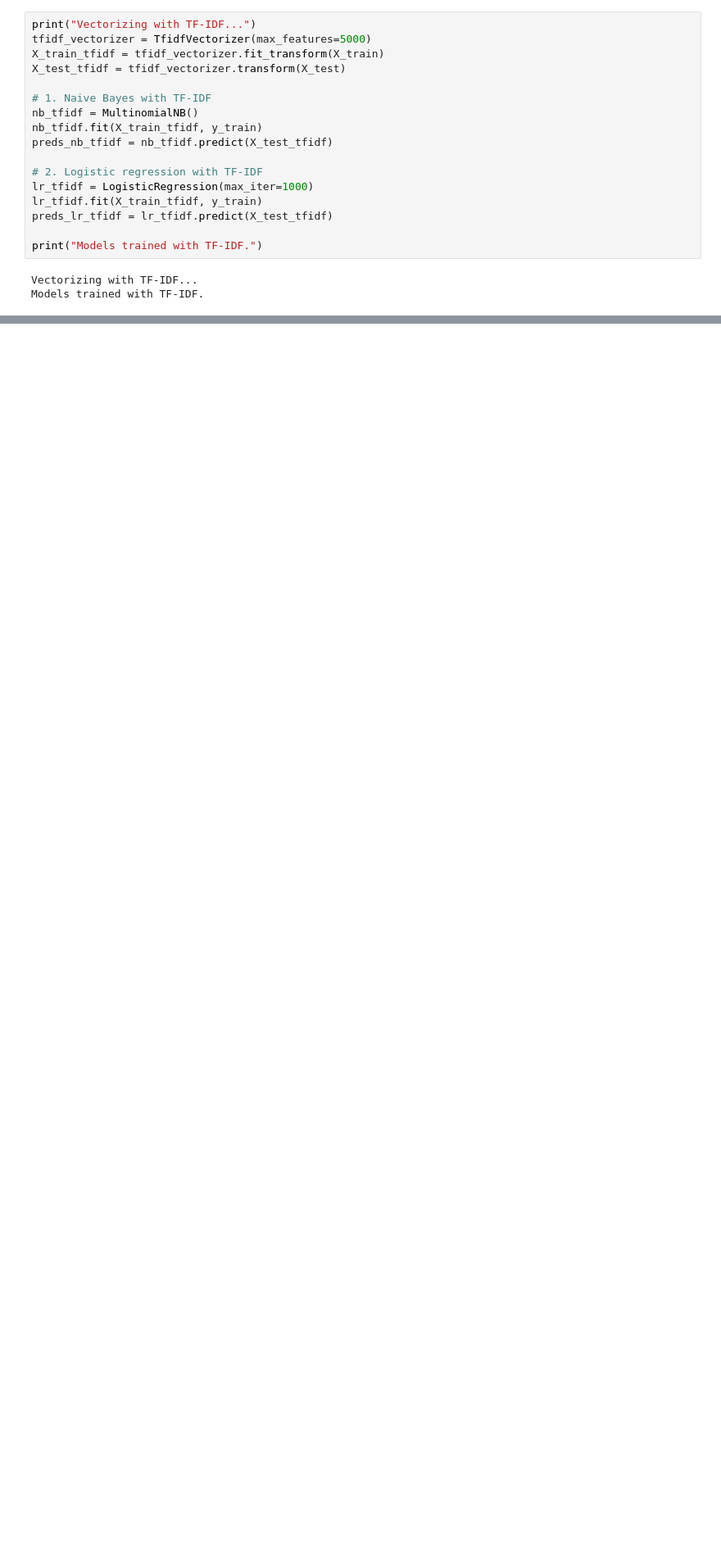
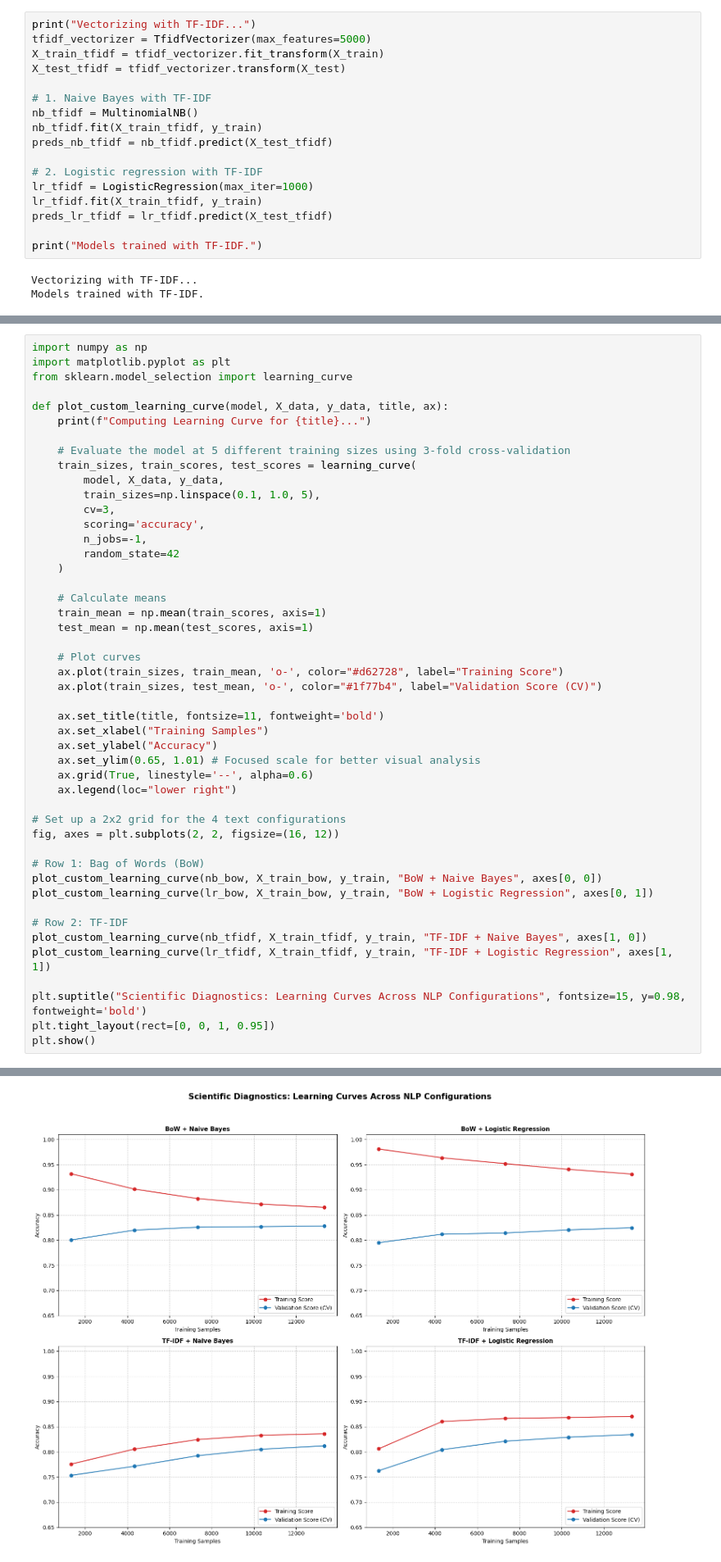
Before and after one commit to IvanGrandi/ML_2_project, a Jupyter notebook: training.ipynb, the cells around one changed output, grey strips where cells are left out. Shown at 82% size. Cells and saved outputs as stored; diff of their text form; blank space fills up the shorter version.

Commit message:
feat : added implementation of AI numeric models and some documentation

```diff
--- a/training.ipynb
+++ b/training.ipynb
@@ -83,0 +99,48 @@ Models trained with TF-IDF.
+# %%
+import numpy as np
+import matplotlib.pyplot as plt
+from sklearn.model_selection import learning_curve
+
+def plot_custom_learning_curve(model, X_data, y_data, title, ax):
+    print(f"Computing Learning Curve for {title}...")
+
+    # Evaluate the model at 5 different training sizes using 3-fold cross-validation
+    train_sizes, train_scores, test_scores = learning_curve(
+        model, X_data, y_data,
+        train_sizes=np.linspace(0.1, 1.0, 5),
+        cv=3,
+        scoring='accuracy',
+        n_jobs=-1,
+        random_state=42
+    )
+
+    # Calculate means
+    train_mean = np.mean(train_scores, axis=1)
+    test_mean = np.mean(test_scores, axis=1)
+
+    # Plot curves
+    ax.plot(train_sizes, train_mean, 'o-', color="#d62728", label="Training Score")
+    ax.plot(train_sizes, test_mean, 'o-', color="#1f77b4", label="Validation Score (CV)")
+
+    ax.set_title(title, fontsize=11, fontweight='bold')
+    ax.set_xlabel("Training Samples")
+    ax.set_ylabel("Accuracy")
+    ax.set_ylim(0.65, 1.01) # Focused scale for better visual analysis
+    ax.grid(True, linestyle='--', alpha=0.6)
+    ax.legend(loc="lower right")
+
+# Set up a 2x2 grid for the 4 text configurations
+fig, axes = plt.subplots(2, 2, figsize=(16, 12))
+
+# Row 1: Bag of Words (BoW)
+plot_custom_learning_curve(nb_bow, X_train_bow, y_train, "BoW + Naive Bayes", axes[0, 0])
+plot_custom_learning_curve(lr_bow, X_train_bow, y_train, "BoW + Logistic Regression", axes[0, 1])
+
+# Row 2: TF-IDF
+plot_custom_learning_curve(nb_tfidf, X_train_tfidf, y_train, "TF-IDF + Naive Bayes", axes[1, 0])
+plot_custom_learning_curve(lr_tfidf, X_train_tfidf, y_train, "TF-IDF + Logistic Regression", axes[1, 1])
+
+plt.suptitle("Scientific Diagnostics: Learning Curves Across NLP Configurations", fontsize=15, y=0.98, fontweight='bold')
+plt.tight_layout(rect=[0, 0, 1, 0.95])
+plt.show()
+# %% [output]
@@ -83,0 +151 @@ Models trained with TF-IDF.
+[figure, added]
```
Also changed, not shown: parts of 40 cells of this notebook.
